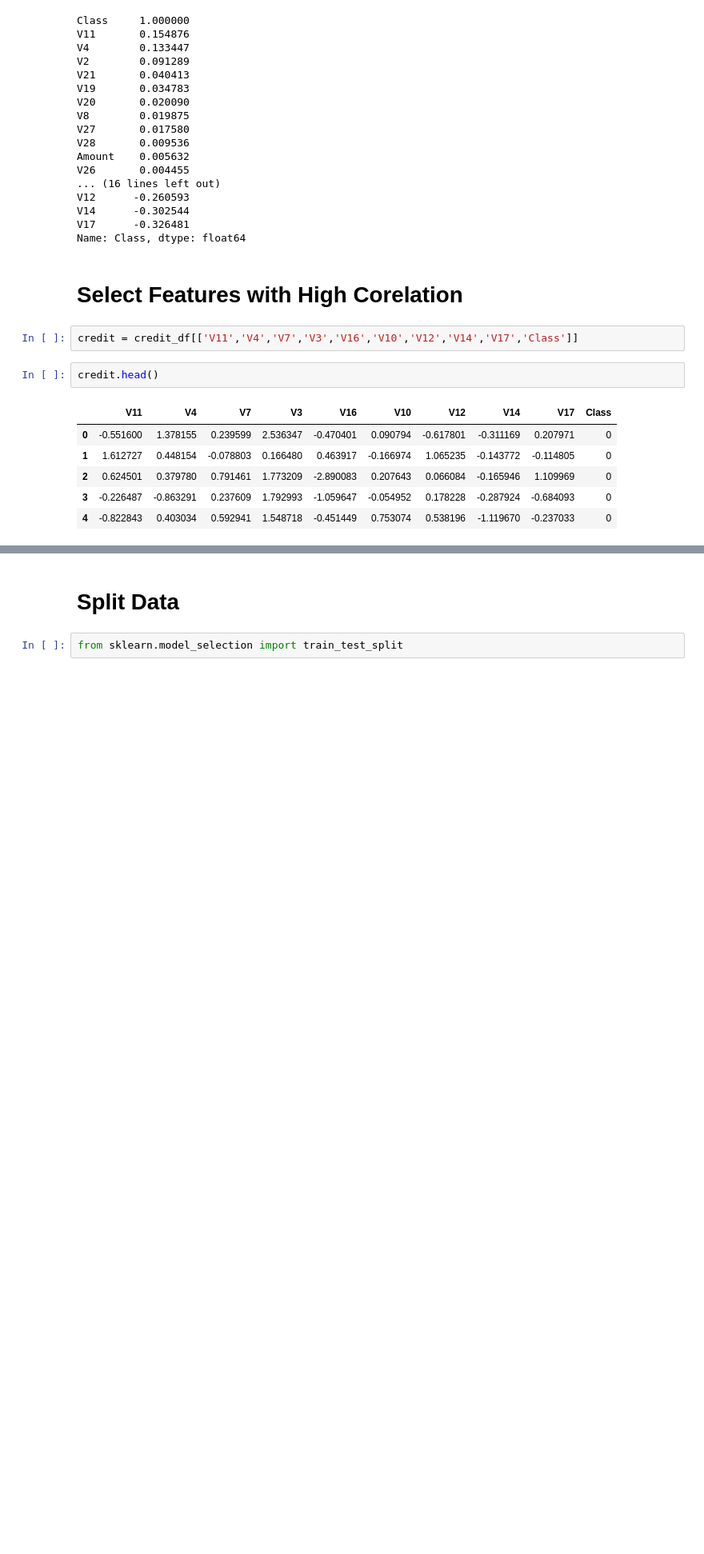
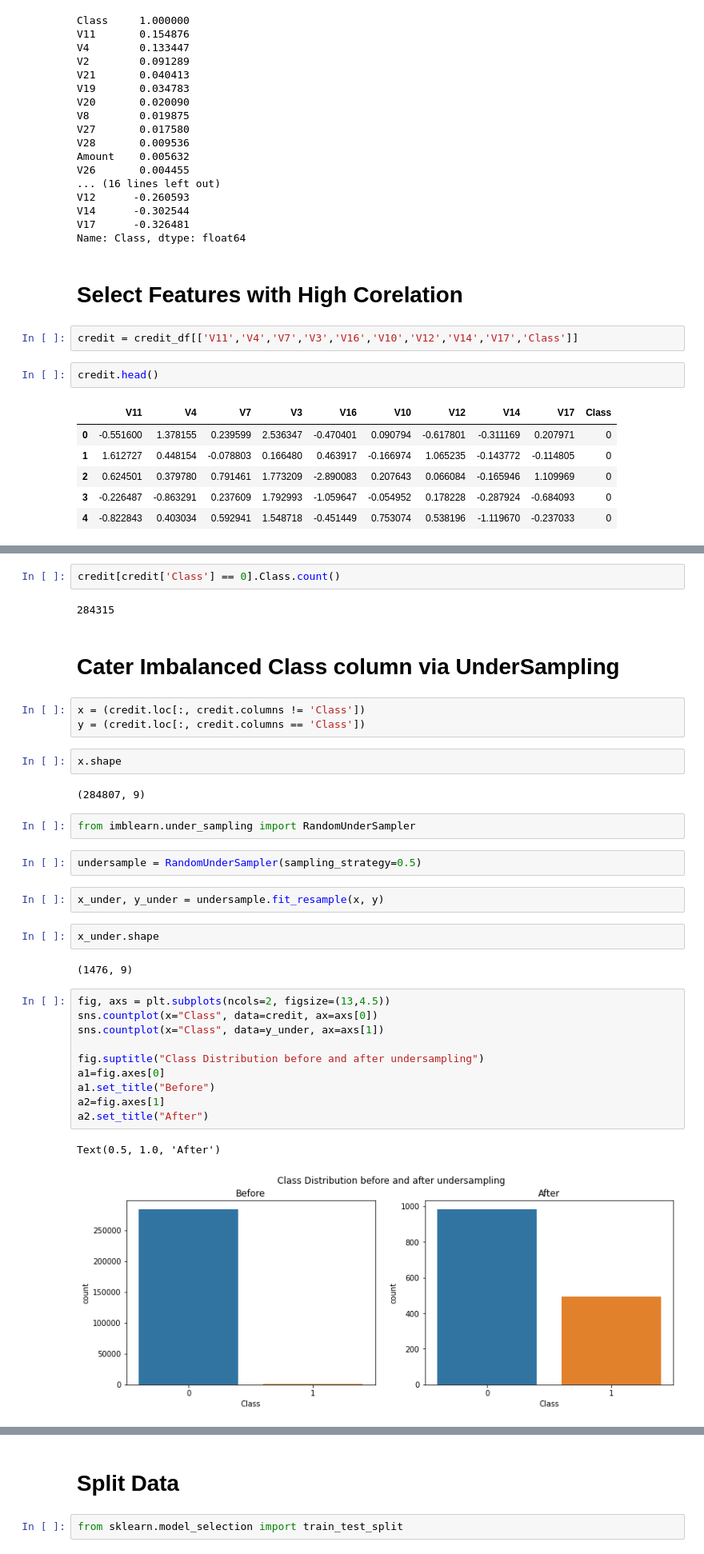
Before and after one commit to amiicool/PIAIC_Assignments, a Jupyter notebook: Deep Learning Assignments/Credit Card Fraud Detection assignment-PIAIC119852.ipynb, the cells around one changed output, grey strips where cells are left out. Shown at 80% size. Cells and saved outputs as stored; diff of their text form; blank space fills up the shorter version.

```diff
--- a/Deep Learning Assignments/Credit Card Fraud Detection assignment-PIAIC119852.ipynb
+++ b/Deep Learning Assignments/Credit Card Fraud Detection assignment-PIAIC119852.ipynb
@@ -136,0 +160,36 @@ credit.head()
+# %%
+credit[credit['Class'] == 0].Class.count()
+# %% [output]
+284315
+# %% [markdown]
+# Cater Imbalanced Class column via UnderSampling
+# %%
+x = (credit.loc[:, credit.columns != 'Class'])
+y = (credit.loc[:, credit.columns == 'Class'])
+# %%
+x.shape
+# %% [output]
+(284807, 9)
+# %%
+from imblearn.under_sampling import RandomUnderSampler
+# %%
+undersample = RandomUnderSampler(sampling_strategy=0.5)
+# %%
+x_under, y_under = undersample.fit_resample(x, y)
+# %%
+x_under.shape
+# %% [output]
+(1476, 9)
+# %%
+fig, axs = plt.subplots(ncols=2, figsize=(13,4.5))
+sns.countplot(x="Class", data=credit, ax=axs[0])
+sns.countplot(x="Class", data=y_under, ax=axs[1])
+
+fig.suptitle("Class Distribution before and after undersampling")
+a1=fig.axes[0]
+a1.set_title("Before")
+a2=fig.axes[1]
+a2.set_title("After")
+# %% [output]
+Text(0.5, 1.0, 'After')
+[figure, added]
```
Also changed, not shown: parts of 40 cells of this notebook.
